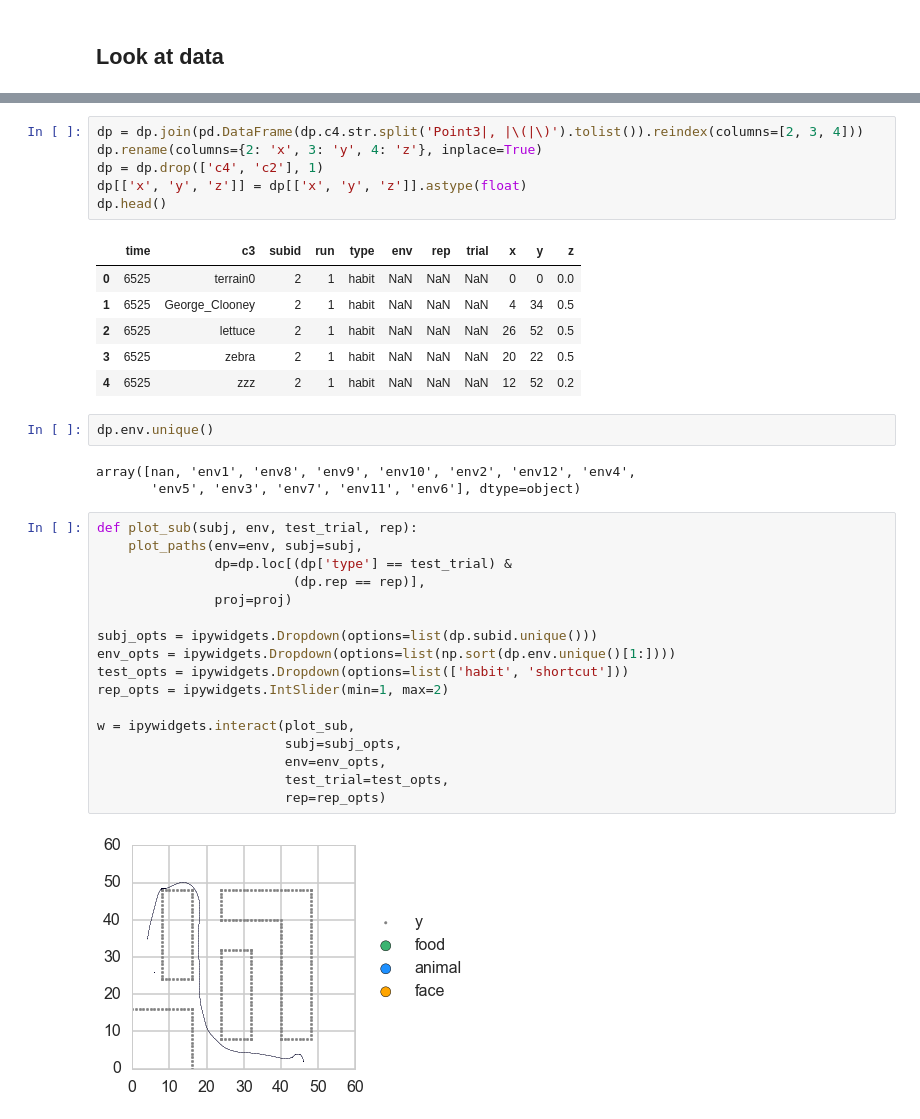
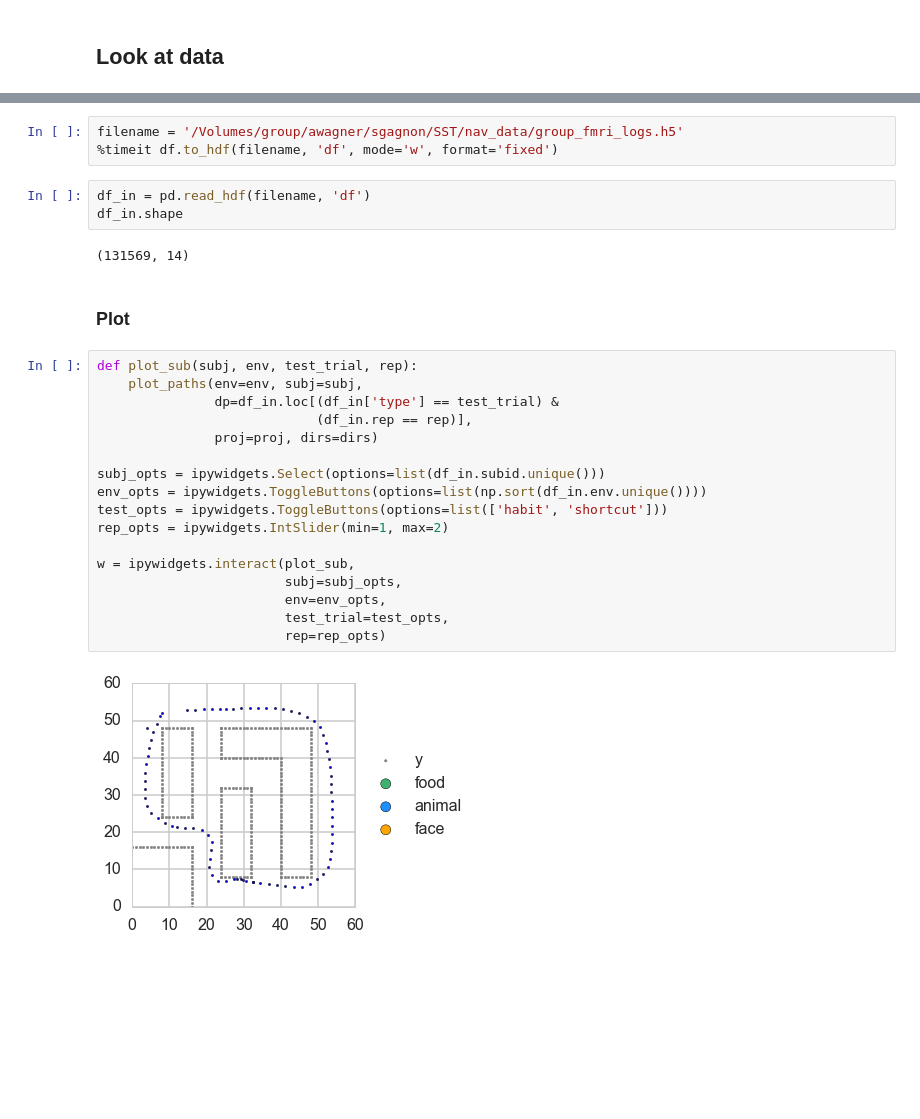
Before and after one commit to thackerybrown/SST, a Jupyter notebook: analysis/SST_behav_fmri_routecoding.ipynb, the cells around one changed output, grey strips where cells are left out. Saved outputs shown, nothing was run; the diff lists cells and outputs as text; blank space fills up the shorter version.

Commit message:
fmri route coding, create one datafile, downsampled

```diff
--- a/analysis/SST_behav_fmri_routecoding.ipynb
+++ b/analysis/SST_behav_fmri_routecoding.ipynb
@@ -291,37 +267,29 @@ dp.head()
-# %%
-dp = dp.join(pd.DataFrame(dp.c4.str.split('Point3|, |\(|\)').tolist()).reindex(columns=[2, 3, 4]))
-dp.rename(columns={2: 'x', 3: 'y', 4: 'z'}, inplace=True)
-dp = dp.drop(['c4', 'c2'], 1)
-dp[['x', 'y', 'z']] = dp[['x', 'y', 'z']].astype(float)
-dp.head()
-# %% [output]
-|  | time | c3 | subid | run | type | env | rep | trial | x | y | z |
-| 0 | 6525 | terrain0 | 2 | 1 | habit | NaN | NaN | NaN | 0 | 0 | 0.0 |
-| 1 | 6525 | George_Clooney | 2 | 1 | habit | NaN | NaN | NaN | 4 | 34 | 0.5 |
-| 2 | 6525 | lettuce | 2 | 1 | habit | NaN | NaN | NaN | 26 | 52 | 0.5 |
-| 3 | 6525 | zebra | 2 | 1 | habit | NaN | NaN | NaN | 20 | 22 | 0.5 |
-| 4 | 6525 | zzz | 2 | 1 | habit | NaN | NaN | NaN | 12 | 52 | 0.2 |
-# %%
-dp.env.unique()
-# %% [output]
-array([nan, 'env1', 'env8', 'env9', 'env10', 'env2', 'env12', 'env4',
-       'env5', 'env3', 'env7', 'env11', 'env6'], dtype=object)
+# %%
+filename = '/Volumes/group/awagner/sgagnon/SST/nav_data/group_fmri_logs.h5'
+%timeit df.to_hdf(filename, 'df', mode='w', format='fixed')
+# %%
+df_in = pd.read_hdf(filename, 'df')
+df_in.shape
+# %% [output]
+(131569, 14)
+# %% [markdown]
+### Plot
 # %%
 def plot_sub(subj, env, test_trial, rep):
     plot_paths(env=env, subj=subj,
-               dp=dp.loc[(dp['type'] == test_trial) &
-                         (dp.rep == rep)],
-               proj=proj)
+               dp=df_in.loc[(df_in['type'] == test_trial) &
+                            (df_in.rep == rep)],
+               proj=proj, dirs=dirs)
 
-subj_opts = ipywidgets.Dropdown(options=list(dp.subid.unique()))
-env_opts = ipywidgets.Dropdown(options=list(np.sort(dp.env.unique()[1:])))
-test_opts = ipywidgets.Dropdown(options=list(['habit', 'shortcut']))
+subj_opts = ipywidgets.Select(options=list(df_in.subid.unique()))
+env_opts = ipywidgets.ToggleButtons(options=list(np.sort(df_in.env.unique())))
+test_opts = ipywidgets.ToggleButtons(options=list(['habit', 'shortcut']))
 rep_opts = ipywidgets.IntSlider(min=1, max=2)
 
 w = ipywidgets.interact(plot_sub,
                         subj=subj_opts,
                         env=env_opts,
                         test_trial=test_opts,
                         rep=rep_opts)
 # %% [output]
-[figure, old version]
+[figure, new version]
```
Also changed, not shown: parts of 21 cells of this notebook, 5 other files.
